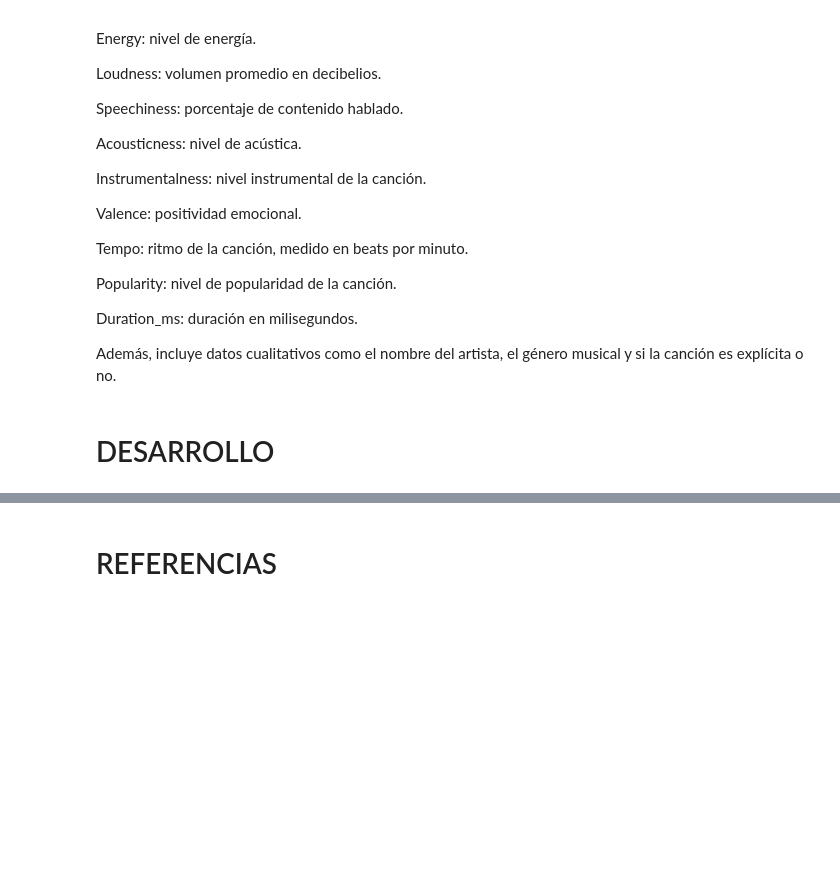
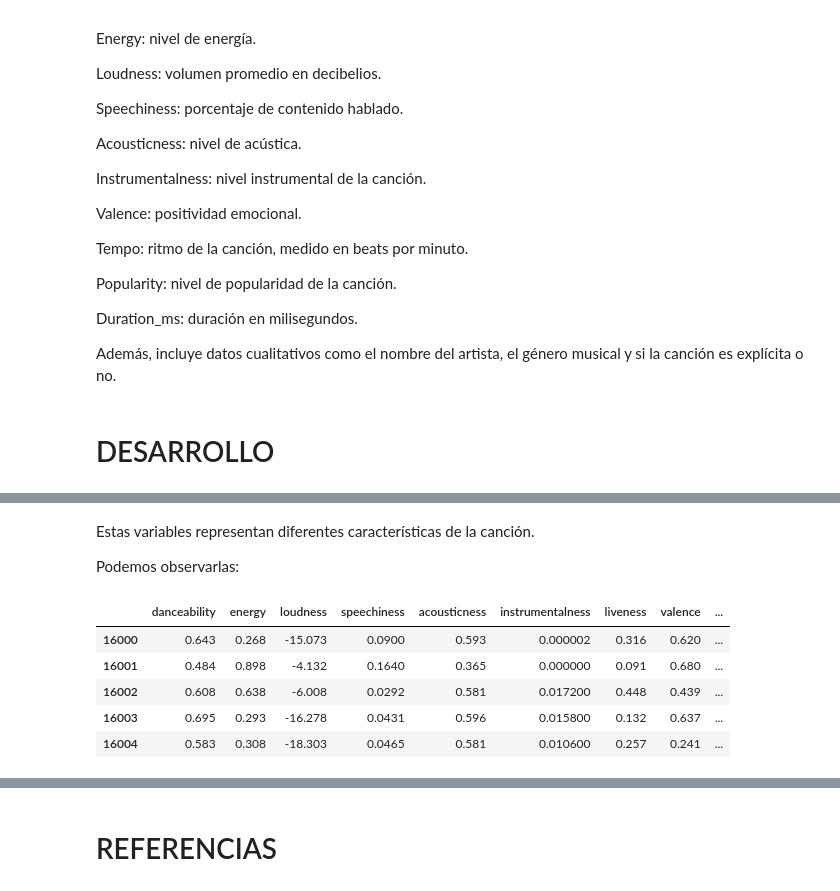
Before and after one commit to Giomora-IA/IA--NOTA-AND-EJERCICIOS, a Jupyter notebook: 2_Playlist_spotyfy_Predección.ipynb, the cells around one changed output, grey strips where cells are left out. Drawn from its saved outputs; the diff is of its cells as text; code cells hidden in the pictures; blank space fills up the shorter version.

```diff
--- a/2_Playlist_spotyfy_Predección.ipynb
+++ b/2_Playlist_spotyfy_Predección.ipynb
@@ -159,0 +178,8 @@ MAE en el conjunto test: 17.049224853515625
+# %%
+generos = [
+    'pop',
+    'rock',
+    'jazz',
+    'classical',
+    'hip-hop'
+]
@@ -159,0 +188,2 @@ MAE en el conjunto test: 17.049224853515625
+# %%
+df = df[df['track_genre'].isin(generos)].copy()
@@ -159,0 +217,26 @@ MAE en el conjunto test: 17.049224853515625
+# %%
+# @title
+features = [
+    'danceability',
+    'energy',
+    'loudness',
+    'speechiness',
+    'acousticness',
+    'instrumentalness',
+    'liveness',
+    'valence',
+    'tempo'
+]
+# %% [markdown]
+Estas variables representan diferentes características de la canción.
+
+Podemos observarlas:
+# %%
+df[features].head()
+# %% [output]
+|  | danceability | energy | loudness | speechiness | acousticness | instrumentalness | liveness | valence | ... |
+| 16000 | 0.643 | 0.268 | -15.073 | 0.0900 | 0.593 | 0.000002 | 0.316 | 0.620 | ... |
+| 16001 | 0.484 | 0.898 | -4.132 | 0.1640 | 0.365 | 0.000000 | 0.091 | 0.680 | ... |
+| 16002 | 0.608 | 0.638 | -6.008 | 0.0292 | 0.581 | 0.017200 | 0.448 | 0.439 | ... |
+| 16003 | 0.695 | 0.293 | -16.278 | 0.0431 | 0.596 | 0.015800 | 0.132 | 0.637 | ... |
+| 16004 | 0.583 | 0.308 | -18.303 | 0.0465 | 0.581 | 0.010600 | 0.257 | 0.241 | ... |
```
Also changed, not shown: parts of 69 cells of this notebook.
